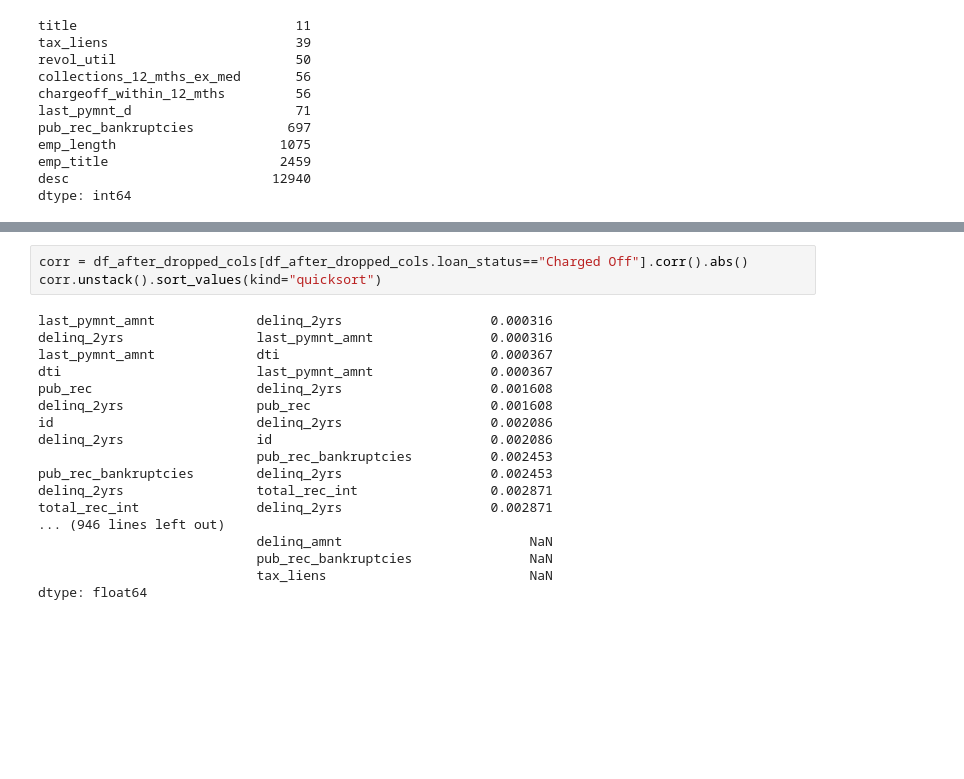
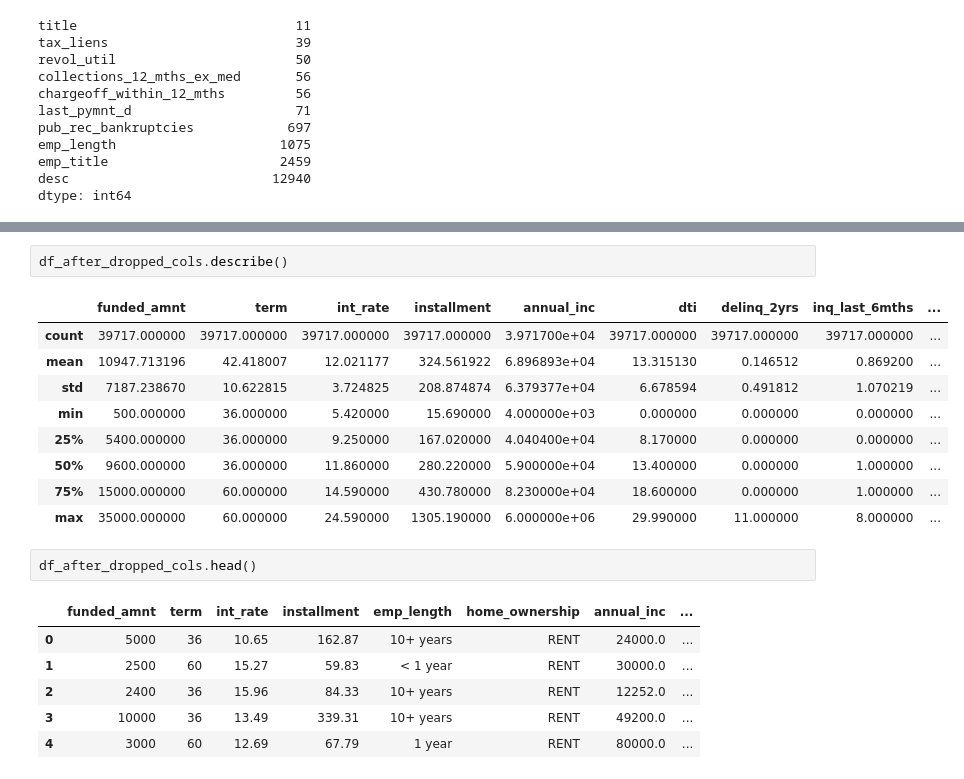
Before and after one commit to abhi-singh-123/Lending-club-case-study, a Jupyter notebook: Lending-Club-Case-Study.ipynb, the cells around one changed output, grey strips where cells are left out. Saved outputs shown, nothing was run; the diff lists cells and outputs as text; blank space fills up the shorter version.

```diff
--- a/Lending-Club-Case-Study.ipynb
+++ b/Lending-Club-Case-Study.ipynb
@@ -235,21 +258,21 @@ heatmap = sns.heatmap(corr, annot=True, cmap="Blues", fmt='.1g')
-# %%
-corr = df_after_dropped_cols[df_after_dropped_cols.loan_status=="Charged Off"].corr().abs()
-corr.unstack().sort_values(kind="quicksort")
-# %% [output]
-last_pymnt_amnt             delinq_2yrs                   0.000316
-delinq_2yrs                 last_pymnt_amnt               0.000316
-last_pymnt_amnt             dti                           0.000367
-dti                         last_pymnt_amnt               0.000367
-pub_rec                     delinq_2yrs                   0.001608
-delinq_2yrs                 pub_rec                       0.001608
-id                          delinq_2yrs                   0.002086
-delinq_2yrs                 id                            0.002086
-                            pub_rec_bankruptcies          0.002453
-pub_rec_bankruptcies        delinq_2yrs                   0.002453
-delinq_2yrs                 total_rec_int                 0.002871
-total_rec_int               delinq_2yrs                   0.002871
-... (946 lines left out)
-                            delinq_amnt                        NaN
-                            pub_rec_bankruptcies               NaN
-                            tax_liens                          NaN
-dtype: float64
+# %%
+df_after_dropped_cols.describe()
+# %% [output]
+|  | funded_amnt | term | int_rate | installment | annual_inc | dti | delinq_2yrs | inq_last_6mths | ... |
+| count | 39717.000000 | 39717.000000 | 39717.000000 | 39717.000000 | 3.971700e+04 | 39717.000000 | 39717.000000 | 39717.000000 | ... |
+| mean | 10947.713196 | 42.418007 | 12.021177 | 324.561922 | 6.896893e+04 | 13.315130 | 0.146512 | 0.869200 | ... |
+| std | 7187.238670 | 10.622815 | 3.724825 | 208.874874 | 6.379377e+04 | 6.678594 | 0.491812 | 1.070219 | ... |
+| min | 500.000000 | 36.000000 | 5.420000 | 15.690000 | 4.000000e+03 | 0.000000 | 0.000000 | 0.000000 | ... |
+| 25% | 5400.000000 | 36.000000 | 9.250000 | 167.020000 | 4.040400e+04 | 8.170000 | 0.000000 | 0.000000 | ... |
+| 50% | 9600.000000 | 36.000000 | 11.860000 | 280.220000 | 5.900000e+04 | 13.400000 | 0.000000 | 1.000000 | ... |
+| 75% | 15000.000000 | 60.000000 | 14.590000 | 430.780000 | 8.230000e+04 | 18.600000 | 0.000000 | 1.000000 | ... |
+| max | 35000.000000 | 60.000000 | 24.590000 | 1305.190000 | 6.000000e+06 | 29.990000 | 11.000000 | 8.000000 | ... |
+# %%
+df_after_dropped_cols.head()
+# %% [output]
+|  | funded_amnt | term | int_rate | installment | emp_length | home_ownership | annual_inc | ... |
+| 0 | 5000 | 36 | 10.65 | 162.87 | 10+ years | RENT | 24000.0 | ... |
+| 1 | 2500 | 60 | 15.27 | 59.83 | < 1 year | RENT | 30000.0 | ... |
+| 2 | 2400 | 36 | 15.96 | 84.33 | 10+ years | RENT | 12252.0 | ... |
+| 3 | 10000 | 36 | 13.49 | 339.31 | 10+ years | RENT | 49200.0 | ... |
+| 4 | 3000 | 60 | 12.69 | 67.79 | 1 year | RENT | 80000.0 | ... |
```
Also changed, not shown: parts of 39 cells of this notebook.
